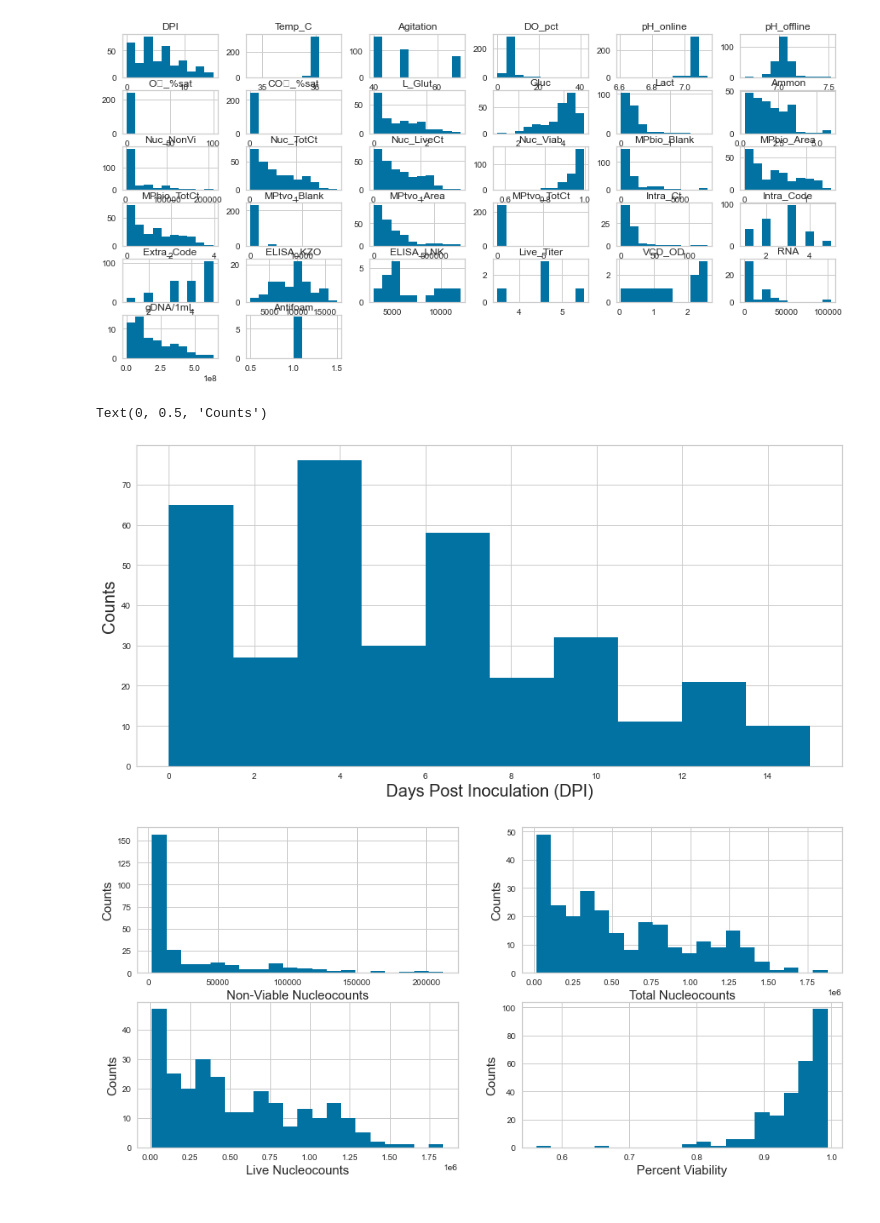
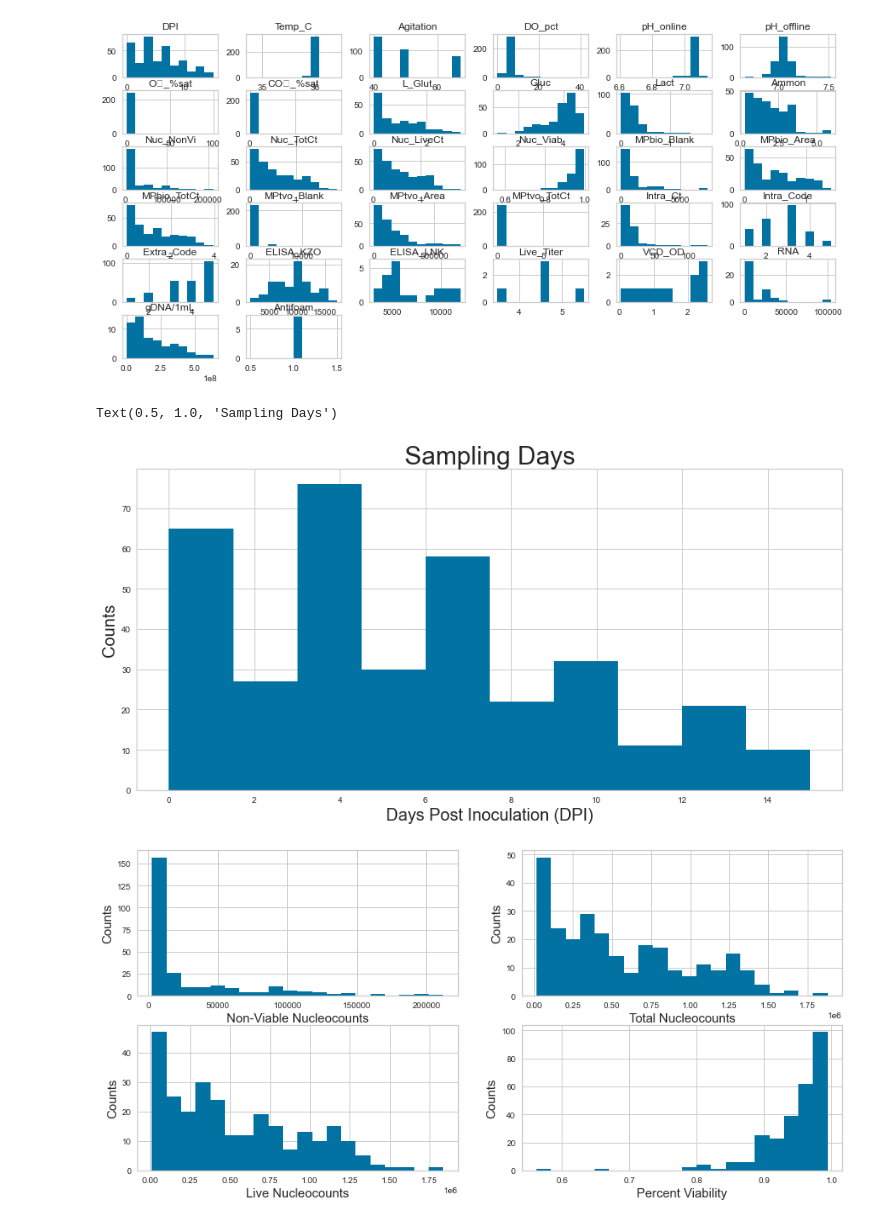
Before and after one commit to ScottBreitbach/DSC550, a Jupyter notebook: FinalProject/M1_test.ipynb, the cells around one changed output. Cells and saved outputs as stored; diff of their text form; code cells hidden in the pictures.

```diff
--- a/FinalProject/M1_test.ipynb
+++ b/FinalProject/M1_test.ipynb
@@ -1214,10 +1214,11 @@ def make_histograms():
 # %%
 vessel_data.DPI.hist()
 plt.xlabel("Days Post Inoculation (DPI)", fontsize=20)
 plt.ylabel("Counts", fontsize=20)
+plt.title("Sampling Days", fontsize=30)
 # %% [output]
-Text(0, 0.5, 'Counts')
+Text(0.5, 1.0, 'Sampling Days')
-[figure, old version]
+[figure, new version]
 # %%
 # Specify the features of interest
 num_features = ['Nuc_NonVi', 'Nuc_TotCt', 'Nuc_LiveCt', 'Nuc_Viab']
```
Also changed, not shown: 1 other file.
